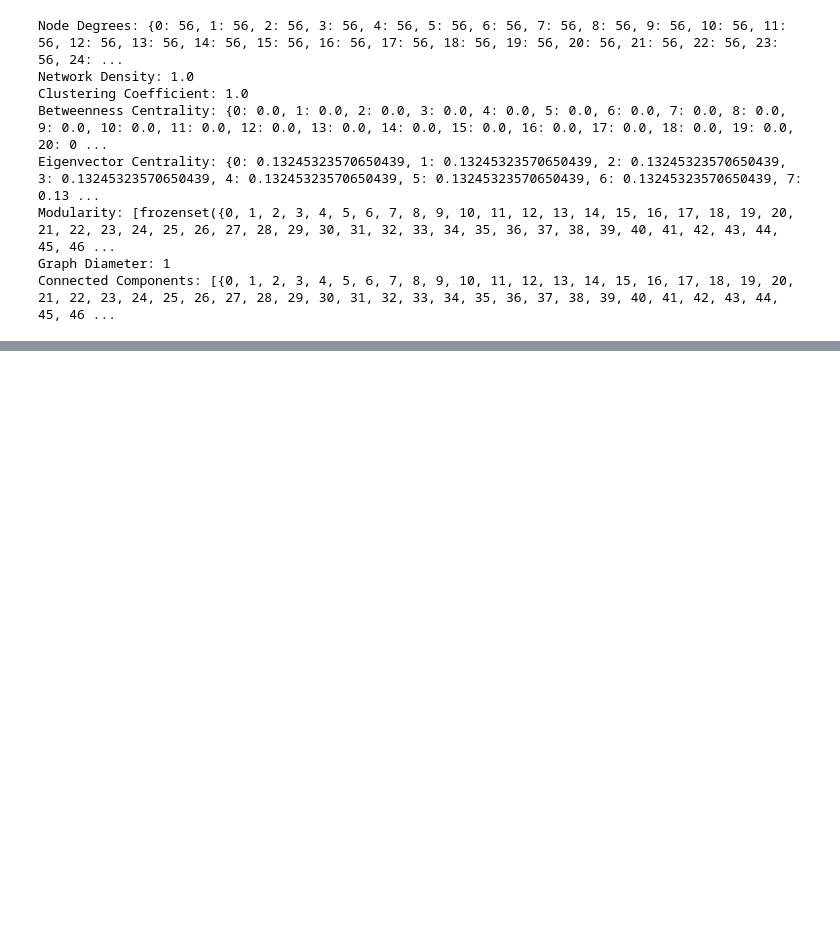
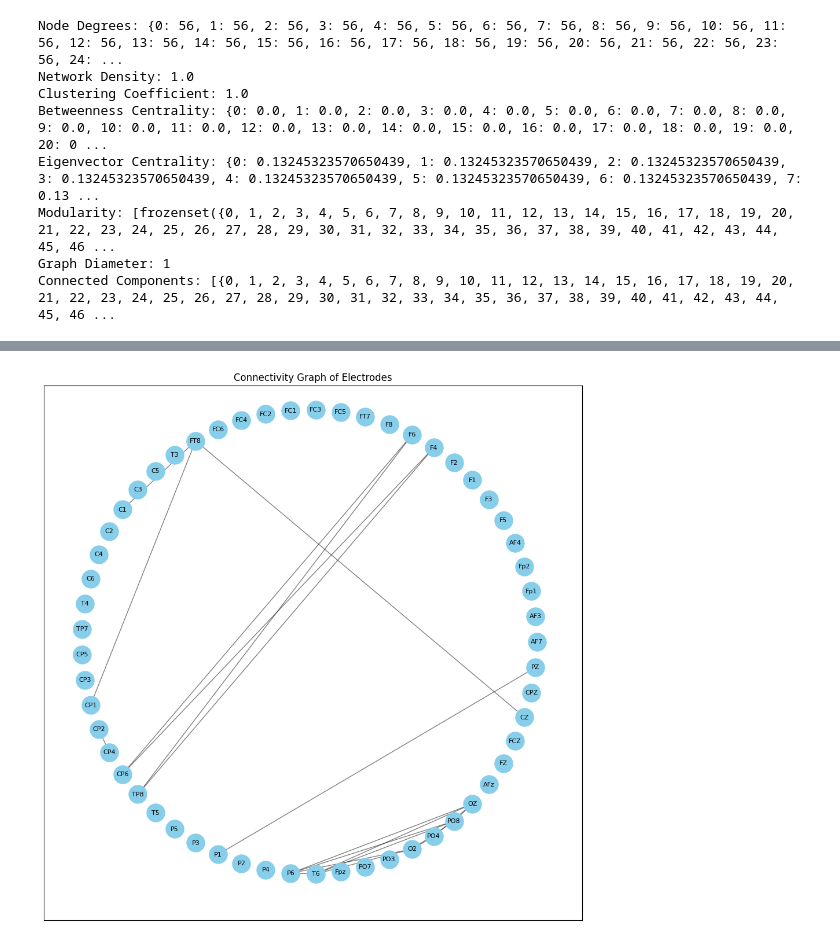
Before and after one commit to Nadezda-Sut/EEG, a Jupyter notebook: MNE_Connectivity.ipynb, the cells around one changed output, grey strips where cells are left out. Saved outputs shown, nothing was run; the diff lists cells and outputs as text; code cells hidden in the pictures; blank space fills up the shorter version.

```diff
--- a/MNE_Connectivity.ipynb
+++ b/MNE_Connectivity.ipynb
@@ -466,0 +618,36 @@ plt.show()
+# %%
+import pandas as pd
+import numpy as np
+import networkx as nx
+import matplotlib.pyplot as plt
+from scipy.spatial.distance import squareform
+
+# Load the CSV file
+file_path = '/content/gdrive/My Drive/Colab Notebooks/VatEvgDo_matrix_sensors_wpli.csv'
+connectivity_matrix = pd.read_csv(file_path, index_col=0)
+
+# Set diagonal elements to zero (optional, depends on your preference)
+np.fill_diagonal(connectivity_matrix.values, 0)
+
+# Choose a threshold based on your preference
+threshold = 0.5  # You can adjust this value based on your dataset and goals
+
+# Apply thresholding to create a binary matrix
+binary_matrix = (connectivity_matrix > threshold).astype(int)
+
+# Create a graph using networkx
+G = nx.from_pandas_adjacency(binary_matrix)
+
+# Positioning of nodes on the graph
+pos = nx.circular_layout(G)
+
+# Draw the graph
+plt.figure(figsize=(12, 12))
+nx.draw_networkx_nodes(G, pos, node_size=500, node_color='skyblue')
+nx.draw_networkx_edges(G, pos, width=1.0, alpha=0.5)
+nx.draw_networkx_labels(G, pos, font_size=8)
+
+plt.title('Connectivity Graph of Electrodes')
+plt.show()
+# %% [output]
+[figure, added]
```
Also changed, not shown: parts of 26 cells of this notebook.
